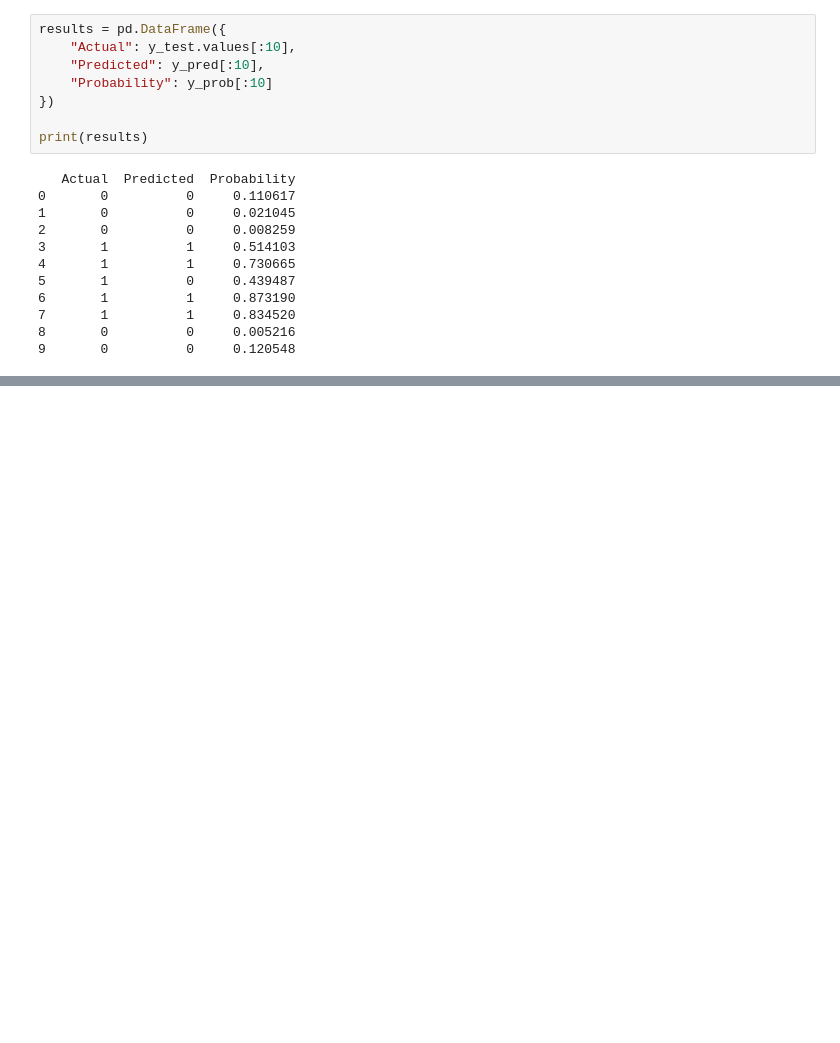
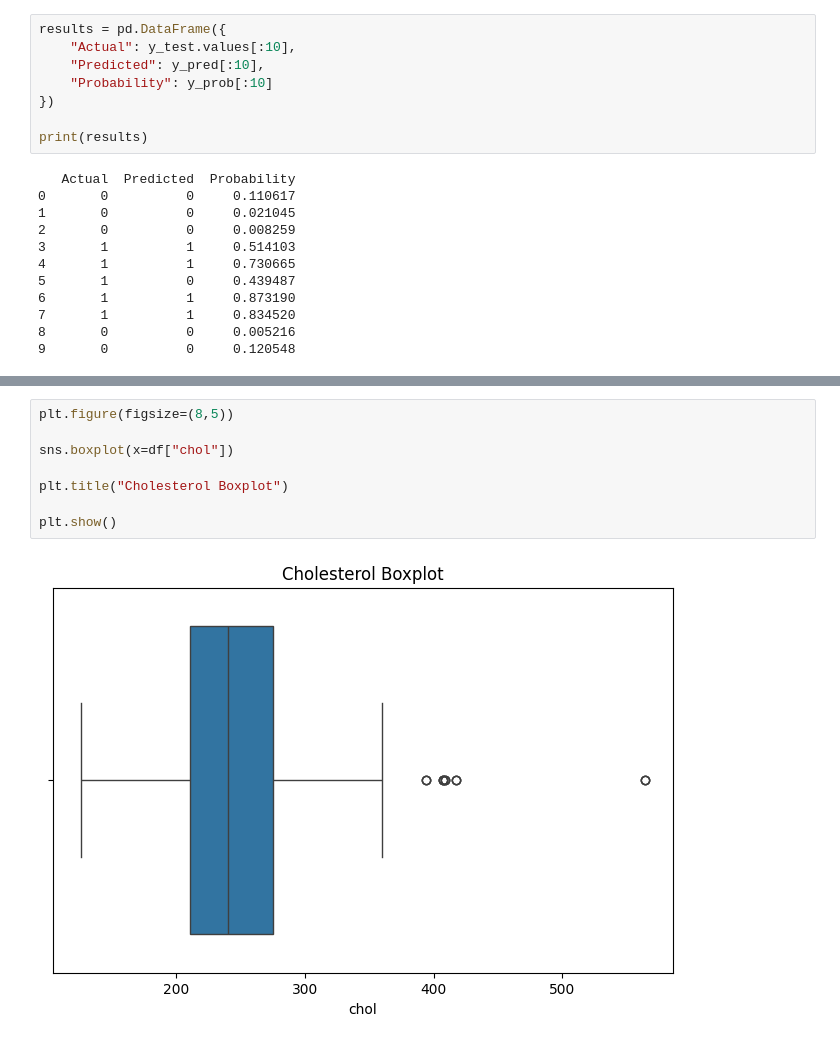
Before and after one commit to aronnaiqbal/220153_Logistic, a Jupyter notebook: 220153_logistic_regression.ipynb, the cells around one changed output, grey strips where cells are left out. Saved outputs shown, nothing was run; the diff lists cells and outputs as text; blank space fills up the shorter version.

```diff
--- a/220153_logistic_regression.ipynb
+++ b/220153_logistic_regression.ipynb
@@ -201,0 +340,10 @@ print(results)
+# %%
+plt.figure(figsize=(8,5))
+
+sns.boxplot(x=df["chol"])
+
+plt.title("Cholesterol Boxplot")
+
+plt.show()
+# %% [output]
+[figure, added]
```
Also changed, not shown: parts of 12 cells of this notebook.
